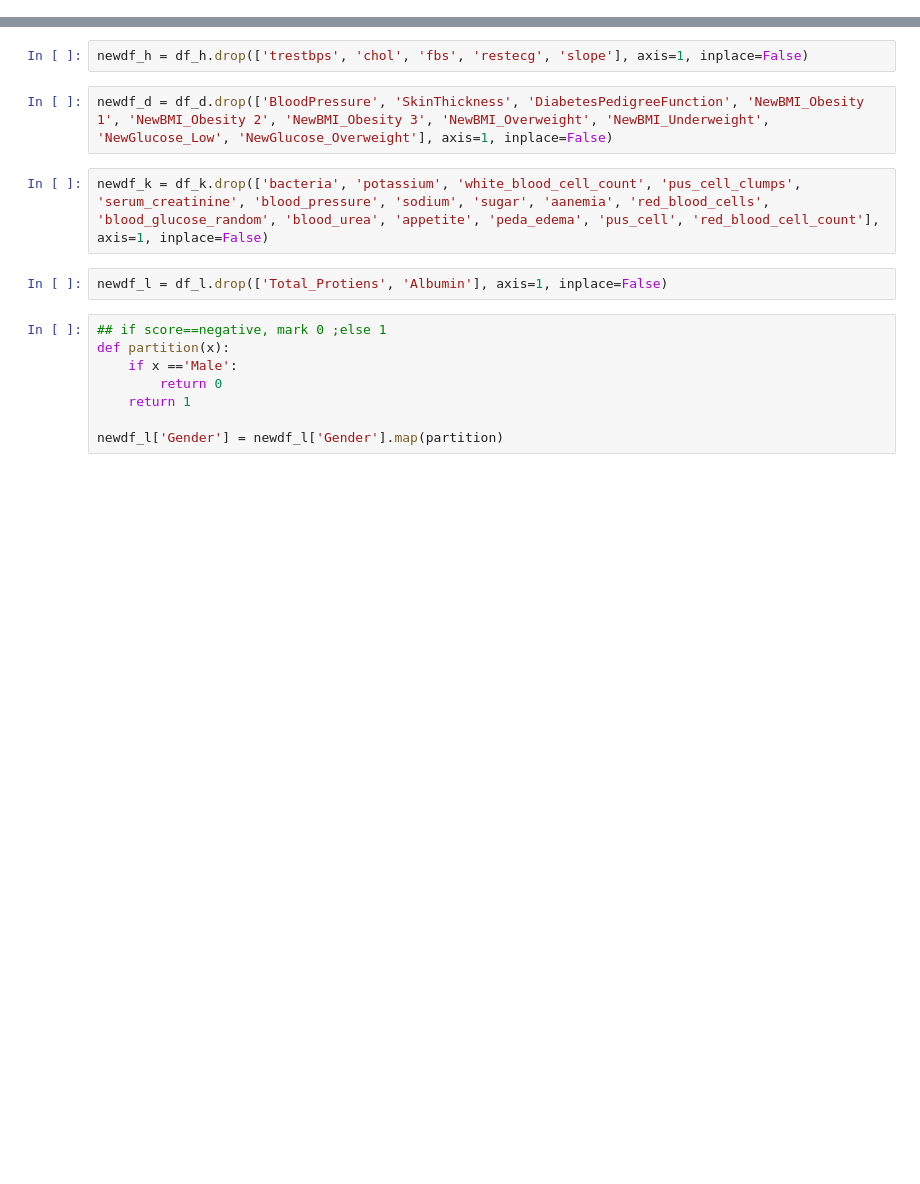
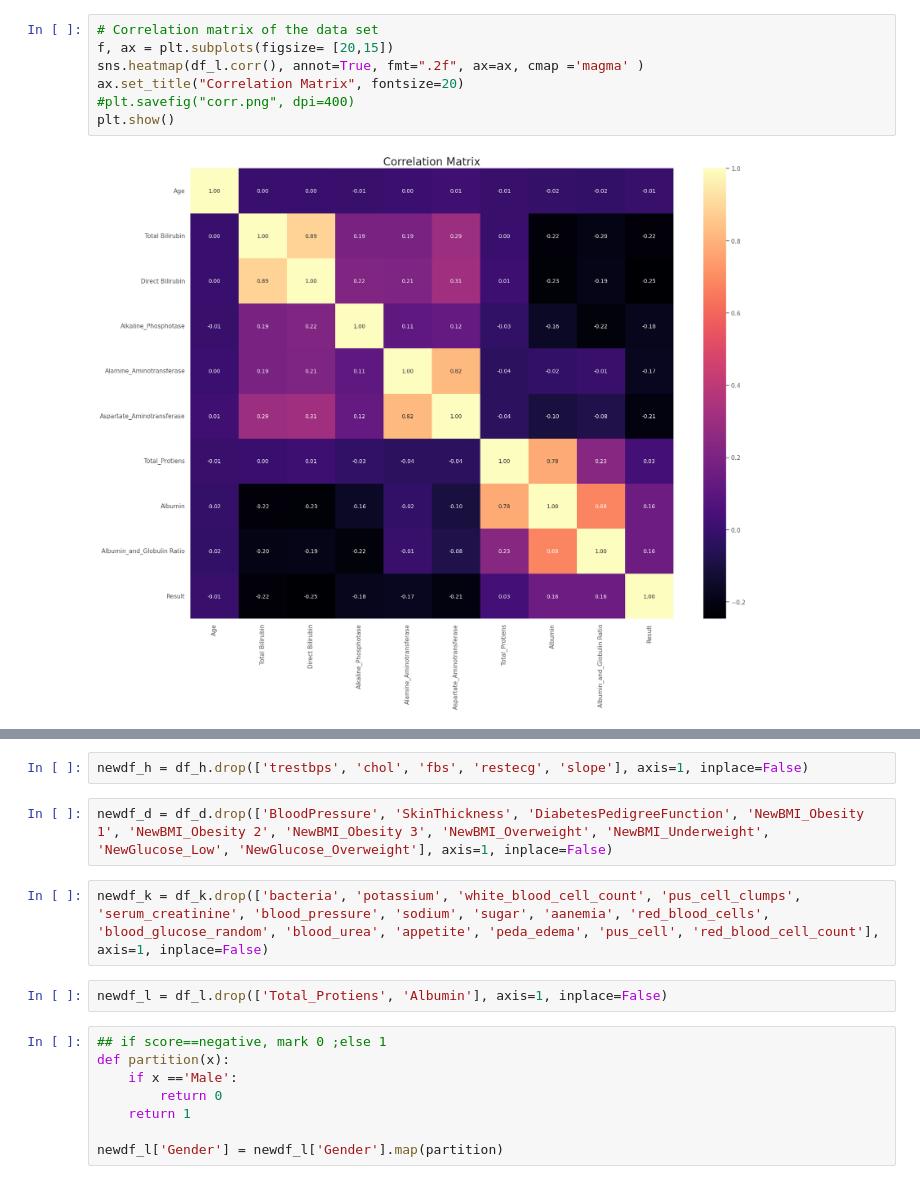
Before and after one commit to Mezutls/Disease-Prediction, a Jupyter notebook: model.ipynb, the cells around one changed output, grey strips where cells are left out. Cells and saved outputs as stored; diff of their text form; blank space fills up the shorter version.

```diff
--- a/model.ipynb
+++ b/model.ipynb
@@ -23,0 +38,9 @@ df_l=pd.read_csv('/content/livercleaned.csv')
+# %%
+# Correlation matrix of the data set
+f, ax = plt.subplots(figsize= [20,15])
+sns.heatmap(df_l.corr(), annot=True, fmt=".2f", ax=ax, cmap ='magma' )
+ax.set_title("Correlation Matrix", fontsize=20)
+#plt.savefig("corr.png", dpi=400)
+plt.show()
+# %% [output]
+[figure, added]
```
Also changed, not shown: parts of 9 cells of this notebook, 1 other file.
